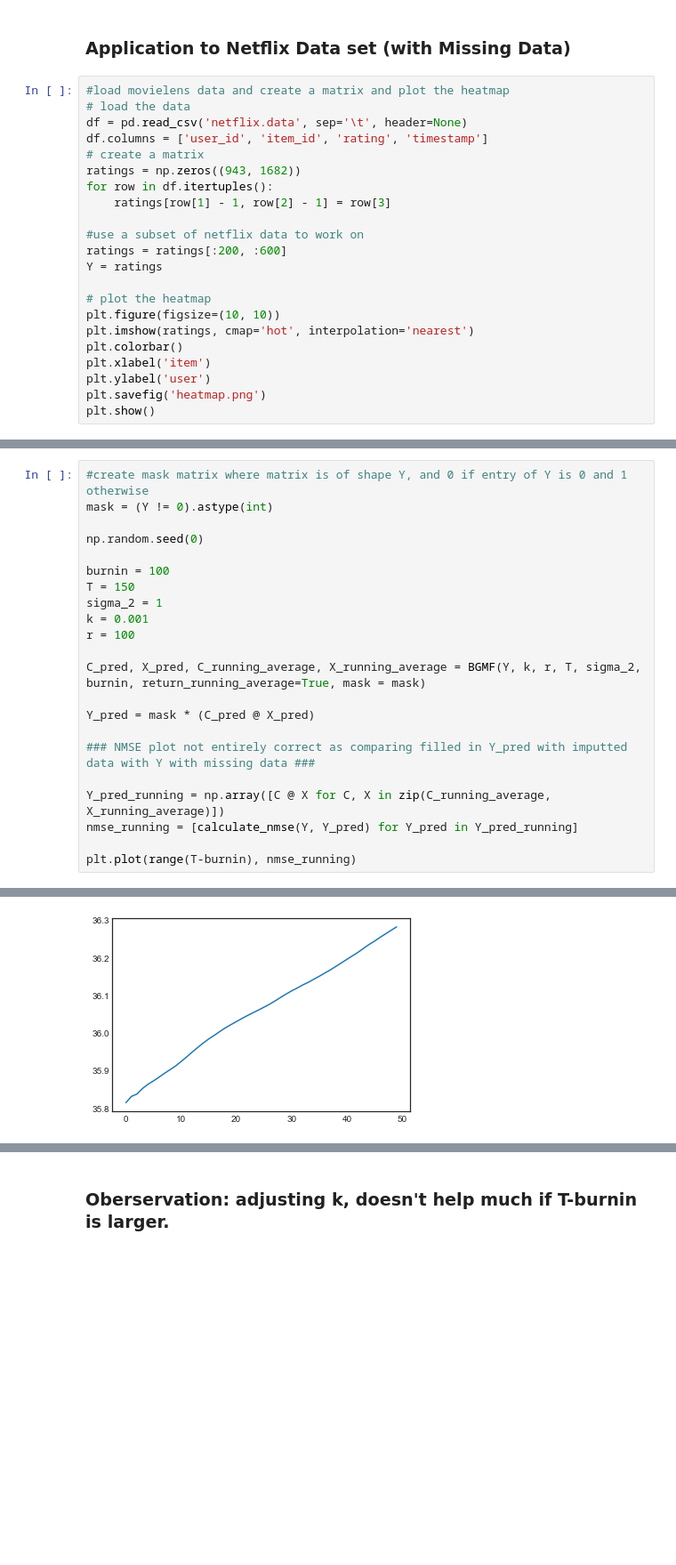
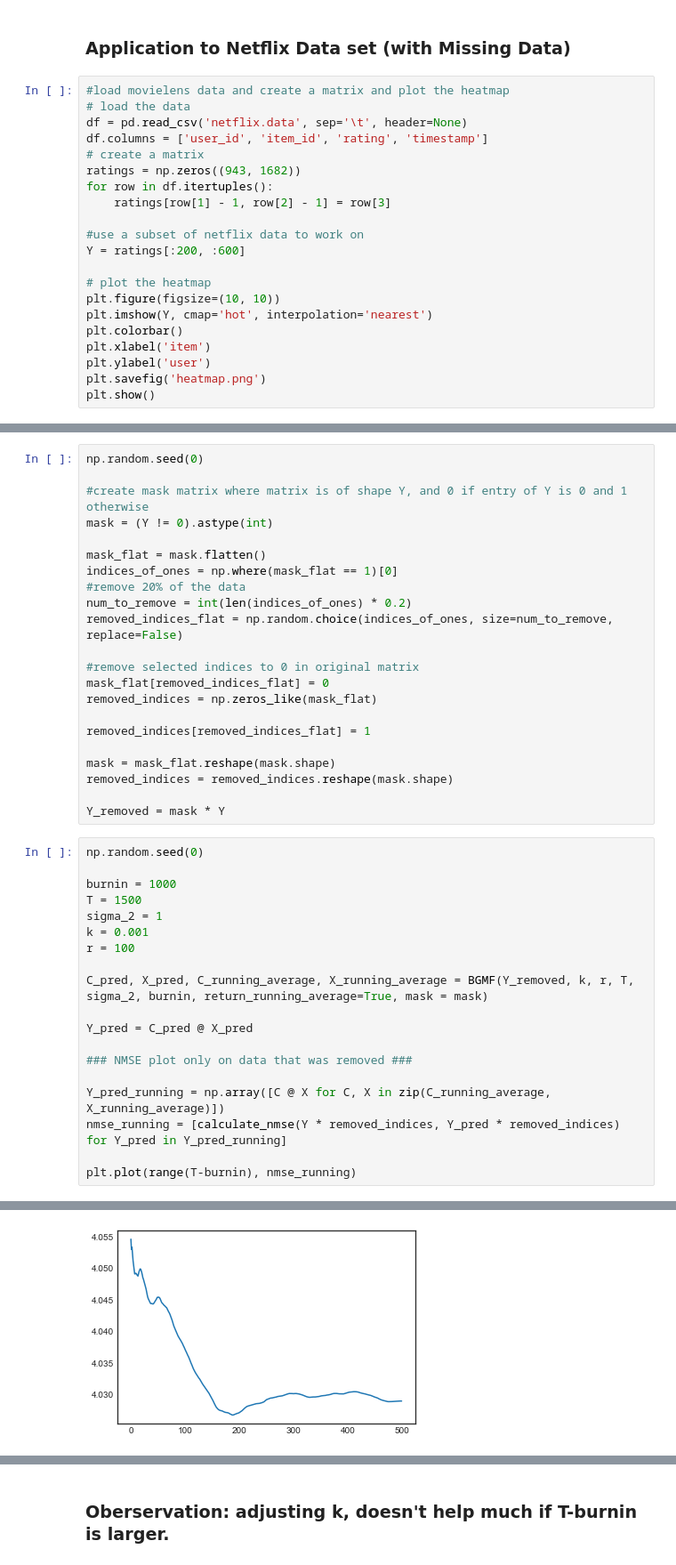
Before and after one commit to T0NY1302/Bayesian-Matrix-Factorisation, a Jupyter notebook: Bayesian_Matrix_Variate_Gaussian_Matrix_Factorisation.ipynb, the cells around one changed output, grey strips where cells are left out. Shown at 89% size. Saved outputs shown, nothing was run; the diff lists cells and outputs as text; blank space fills up the shorter version.

```diff
--- a/Bayesian_Matrix_Variate_Gaussian_Matrix_Factorisation.ipynb
+++ b/Bayesian_Matrix_Variate_Gaussian_Matrix_Factorisation.ipynb
@@ -389,12 +390,11 @@ for row in df.itertuples():
     ratings[row[1] - 1, row[2] - 1] = row[3]
 
 #use a subset of netflix data to work on
-ratings = ratings[:200, :600]
-Y = ratings
+Y = ratings[:200, :600]
 
 # plot the heatmap
 plt.figure(figsize=(10, 10))
-plt.imshow(ratings, cmap='hot', interpolation='nearest')
+plt.imshow(Y, cmap='hot', interpolation='nearest')
 plt.colorbar()
 plt.xlabel('item')
 plt.ylabel('user')
@@ -402,30 +402,49 @@ plt.savefig('heatmap.png')
 plt.show()
 # %% [output]
 [figure]
+# %%
+np.random.seed(0)
+
+#create mask matrix where matrix is of shape Y, and 0 if entry of Y is 0 and 1 otherwise
+mask = (Y != 0).astype(int)
+
+mask_flat = mask.flatten()
+indices_of_ones = np.where(mask_flat == 1)[0]
+#remove 20% of the data
+num_to_remove = int(len(indices_of_ones) * 0.2)
+removed_indices_flat = np.random.choice(indices_of_ones, size=num_to_remove, replace=False)
+
+#remove selected indices to 0 in original matrix
+mask_flat[removed_indices_flat] = 0
+removed_indices = np.zeros_like(mask_flat)
+
+removed_indices[removed_indices_flat] = 1
+
+mask = mask_flat.reshape(mask.shape)
+removed_indices = removed_indices.reshape(mask.shape)
+
+Y_removed = mask * Y
 # %%
-#create mask matrix where matrix is of shape Y, and 0 if entry of Y is 0 and 1 otherwise
-mask = (Y != 0).astype(int)
-
 np.random.seed(0)
 
-burnin = 100
-T = 150
+burnin = 1000
+T = 1500
 sigma_2 = 1
 k = 0.001
 r = 100
 
-C_pred, X_pred, C_running_average, X_running_average = BGMF(Y, k, r, T, sigma_2, burnin, return_running_average=True, mask = mask)
+C_pred, X_pred, C_running_average, X_running_average = BGMF(Y_removed, k, r, T, sigma_2, burnin, return_running_average=True, mask = mask)
 
-Y_pred = mask * (C_pred @ X_pred)
+Y_pred = C_pred @ X_pred
 
-### NMSE plot not entirely correct as comparing filled in Y_pred with imputted data with Y with missing data ###
+### NMSE plot only on data that was removed ###
 
 Y_pred_running = np.array([C @ X for C, X in zip(C_running_average, X_running_average)])
-nmse_running = [calculate_nmse(Y, Y_pred) for Y_pred in Y_pred_running]
+nmse_running = [calculate_nmse(Y * removed_indices, Y_pred * removed_indices) for Y_pred in Y_pred_running]
 
 plt.plot(range(T-burnin), nmse_running)
 # %% [output]
 [<matplotlib.lines.Line2D at 0x...>]
-[figure, old version]
+[figure, new version]
 # %%
 #Plot reconstruction
```
Also changed, not shown: parts of 7 cells of this notebook.
